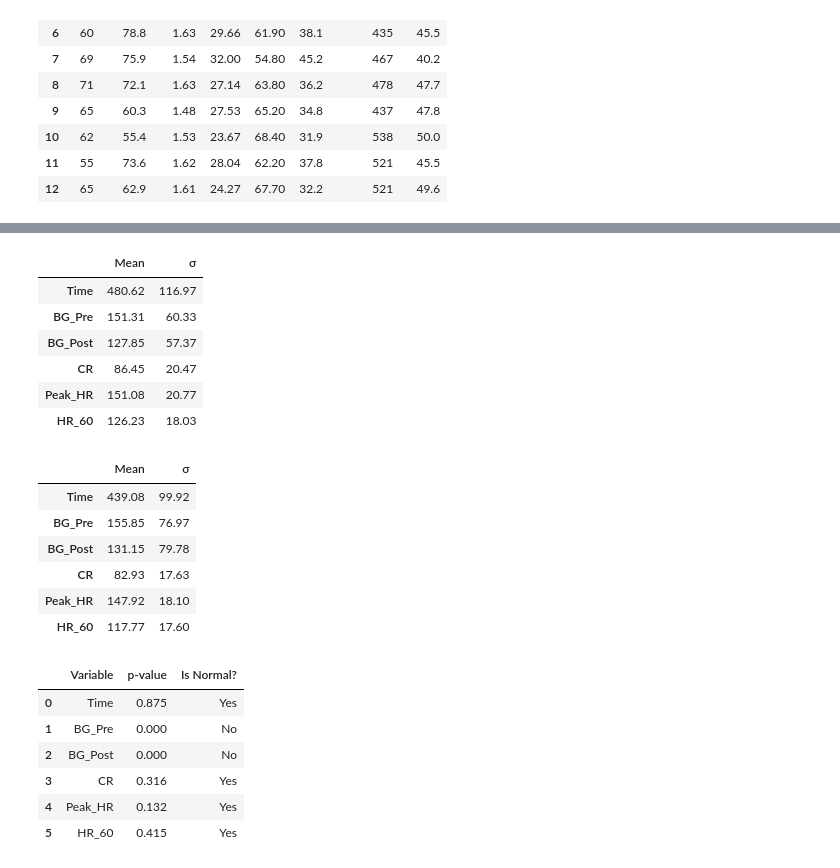
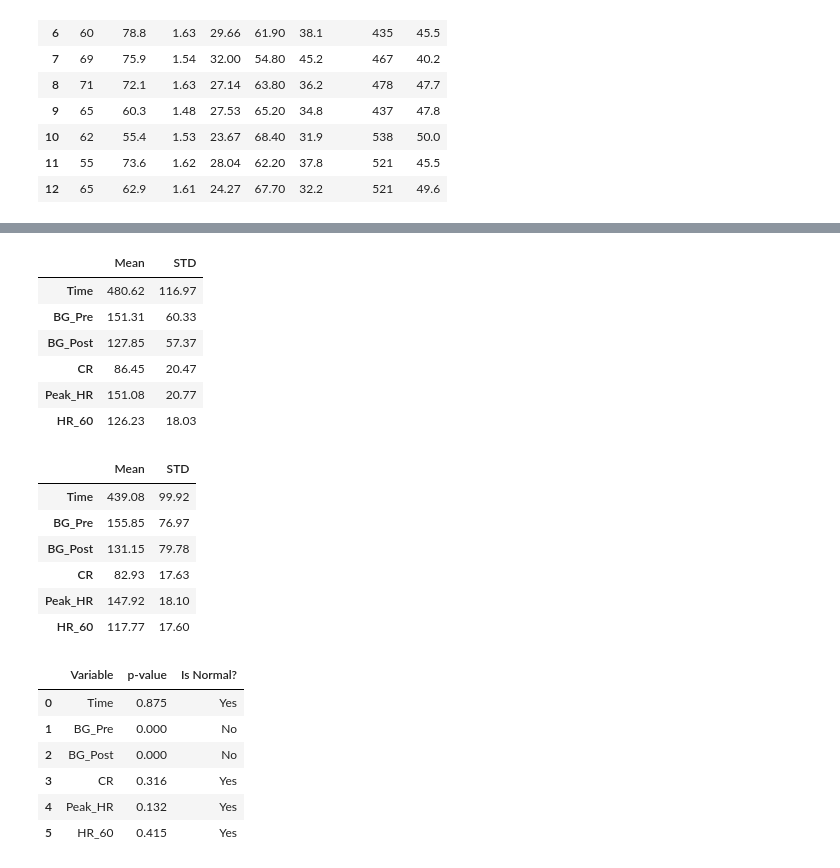
Before and after one commit to edherl/data-projects, a Jupyter notebook: MSC_DATA.ipynb, the cells around one changed output, grey strips where cells are left out. Saved outputs shown, nothing was run; the diff lists cells and outputs as text; code cells hidden in the pictures.

```diff
--- a/MSC_DATA.ipynb
+++ b/MSC_DATA.ipynb
@@ -55,19 +55,19 @@ placebo_columns = pd.read_excel(data_file, sheet_name='PLA_DATA').loc[:, 'Time':
 # %%
 # Test characteristics were presented as mean and σ of intervention group.
 
 intervention_mean, intervention_std = intervention_columns.mean().round(
     2), intervention_columns.std().round(2)
 
 intervention_data = {
     'Mean': intervention_mean,
-    'σ': intervention_std
+    'STD': intervention_std
 }
 
 intervention_df = pd.DataFrame(intervention_data)
 
 display(intervention_df)
 # %% [output]
-|  | Mean | σ |
+|  | Mean | STD |
 | Time | 480.62 | 116.97 |
 | BG_Pre | 151.31 | 60.33 |
 | BG_Post | 127.85 | 57.37 |
@@ -82,14 +82,14 @@ placebo_mean, placebo_std = placebo_columns.mean().round(
 
 placebo_data = {
     'Mean': placebo_mean,
-    'σ': placebo_std
+    'STD': placebo_std
 }
 
 placebo_df = pd.DataFrame(placebo_data)
 
 display(placebo_df)
 # %% [output]
-|  | Mean | σ |
+|  | Mean | STD |
 | Time | 439.08 | 99.92 |
 | BG_Pre | 155.85 | 76.97 |
 | BG_Post | 131.15 | 79.78 |
```
Also changed, not shown: parts of 1 cell of this notebook.
